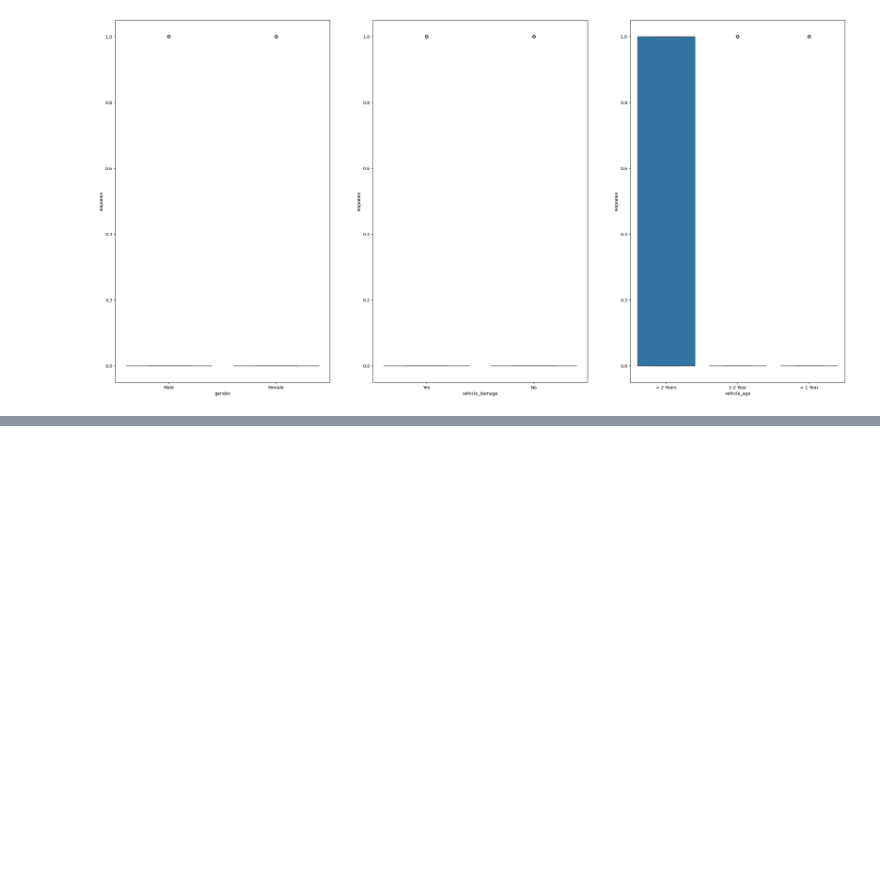
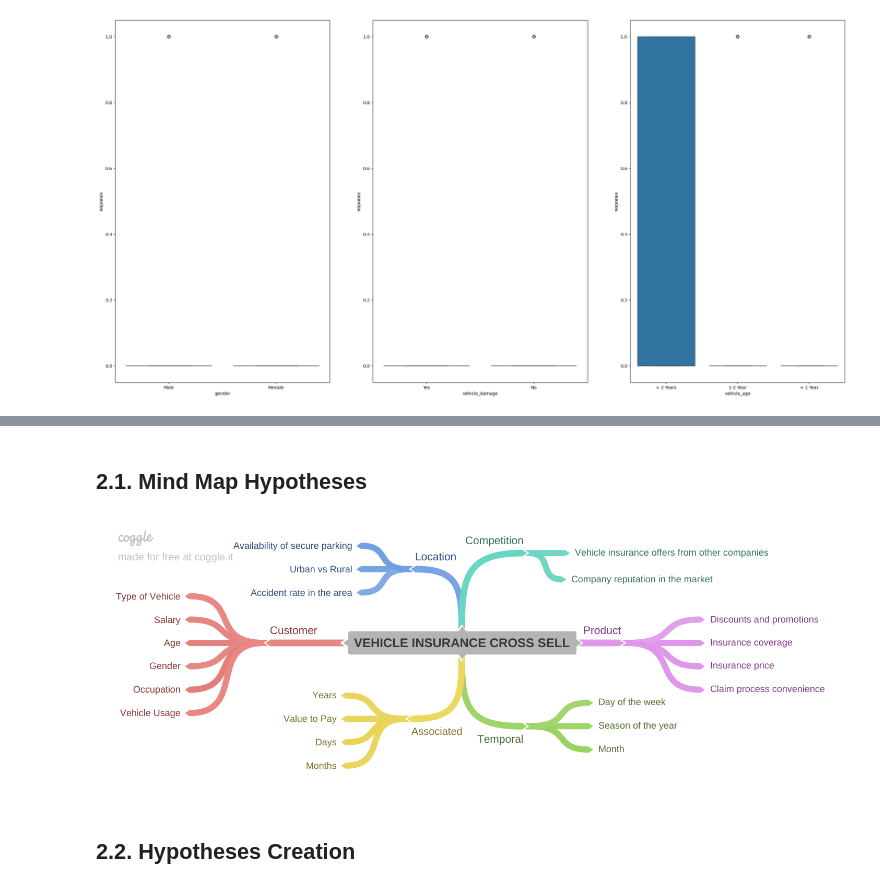
Before and after one commit to lfaferreira/predict-health-insurance-cross-sell, a Jupyter notebook: notebooks/cicle1_health_insurance_cross_sell_prediction.ipynb, the cells around one changed output, grey strips where cells are left out. Saved outputs shown, nothing was run; the diff lists cells and outputs as text; code cells hidden in the pictures; blank space fills up the shorter version.

```diff
--- a/cicle1_health_insurance_cross_sell.ipynb
+++ b/notebooks/cicle1_health_insurance_cross_sell_prediction.ipynb
@@ -173,0 +268,8 @@ sns.boxplot(x='vehicle_age', y='response', data=df1)
+# %% [markdown]
+## 2.1. Mind Map Hypotheses
+# %%
+Image('../img/mind_map_hypotheses.png')
+# %% [output]
+[figure, added]
+# %% [markdown]
+## 2.2. Hypotheses Creation
```
Also changed, not shown: parts of 14 cells of this notebook.
